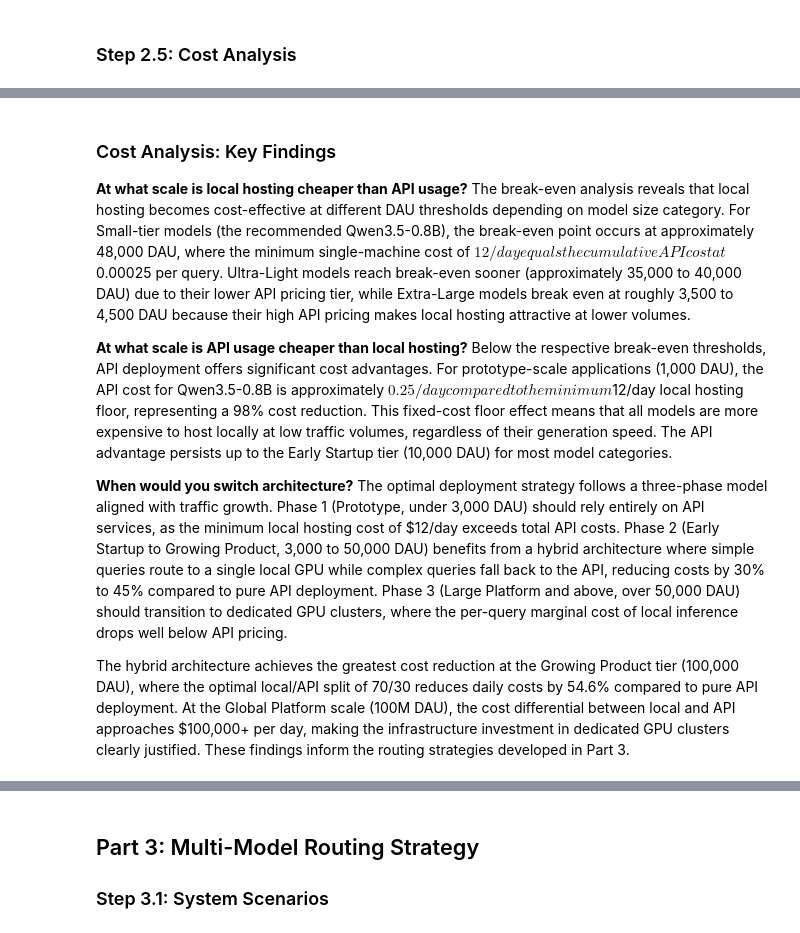
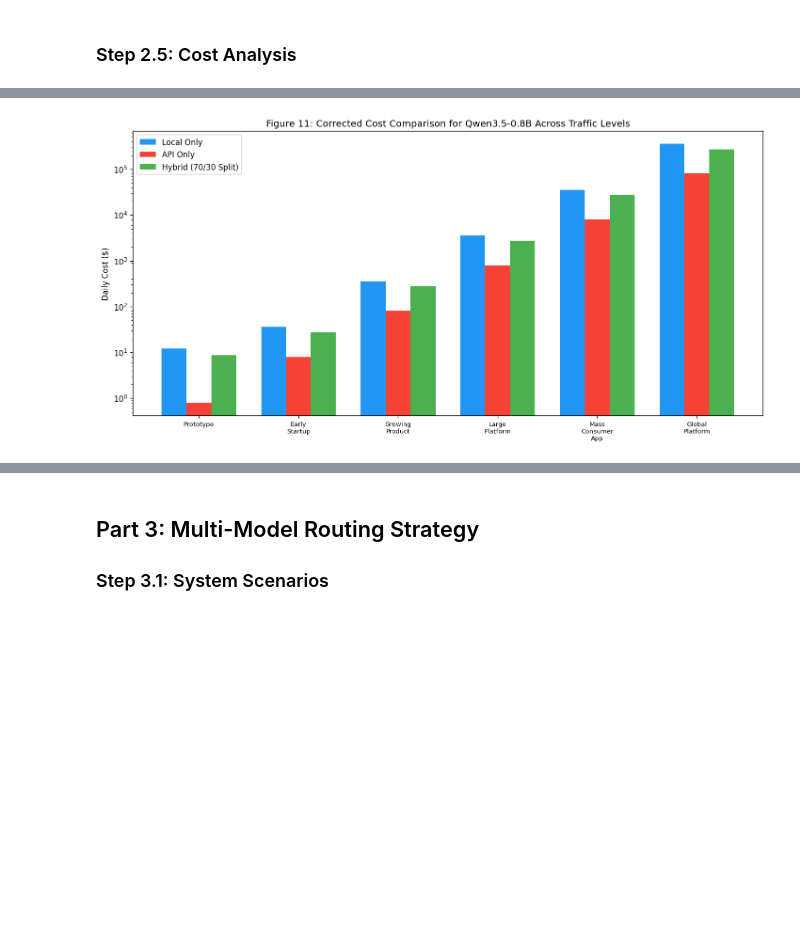
Before and after one commit to Edward-H26/MIRA, a Jupyter notebook: llm_test/multi_model_system.ipynb, the cells around one changed output, grey strips where cells are left out. Cells and saved outputs as stored; diff of their text form; code cells hidden in the pictures; blank space fills up the shorter version.

```diff
--- a/llm_test/multi_model_system.ipynb
+++ b/llm_test/multi_model_system.ipynb
@@ -1509,24 +2788,28 @@ for _, model_row in df.iterrows():
     cat = model_row["category"]
     pricing = HF_API_PRICING[cat]
     api_cost_per_query = (AVG_INPUT_TOKENS / 1e6) * pricing["input_per_1m"] + (AVG_OUTPUT_TOKENS / 1e6) * pricing["output_per_1m"]
-    min_local_cost = 24 * GPU_HOURLY_RATE
-    if api_cost_per_query > 0:
-        breakeven_dau = min_local_cost / api_cost_per_query
+    local_cost_per_query = model_row["cost_per_query"]
+
+    if local_cost_per_query < api_cost_per_query:
+        breakeven_dau = math.ceil((24 * GPU_HOURLY_RATE) / api_cost_per_query)
+        crossover_note = f"Approx. {breakeven_dau:,.0f} DAU"
+        interpretation = "Local becomes cheaper after the one-GPU floor is amortized"
     else:
-        breakeven_dau = float("inf")
+        breakeven_dau = pd.NA
+        crossover_note = "No crossover under current assumptions"
+        interpretation = "API remains cheaper because local marginal cost/query exceeds API cost/query"
+
     breakeven_rows.append({
         "Model": model_row["label"],
         "Category": cat,
+        "Local Cost/Query": local_cost_per_query,
         "API Cost/Query": api_cost_per_query,
-        "Min Local Cost/Day": min_local_cost,
-        "Break-Even DAU": round(breakeven_dau),
-        "Recommendation (<BE)": "API",
-        "Recommendation (>BE)": "Local"
+        "Cross-over DAU": crossover_note,
+        "Interpretation": interpretation,
     })
 
 be_df = pd.DataFrame(breakeven_rows)
 display(be_df.style.format({
+    "Local Cost/Query": "${:.6f}",
     "API Cost/Query": "${:.6f}",
-    "Min Local Cost/Day": "${:.2f}",
-    "Break-Even DAU": "{:,.0f}"
-}).set_caption("Table 14: Break-Even DAU for Local vs. API Hosting"))
+}).set_caption("Table 14: True Break-Even Assessment Using Measured Local Throughput"))
@@ -1561,34 +2873,33 @@ display(pd.DataFrame(recommendation_rows).style.format({"DAU": "{:,.0f}"}).set_c
 # %%
 fig, ax = plt.subplots(figsize=(12, 6))
 
 dau_values = [tl["dau"] for tl in TRAFFIC_LEVELS]
 model_select = df[df["label"] == "Qwen3.5-0.8B"].iloc[0]
-cat = model_select["category"]
-pricing = HF_API_PRICING[cat]
+flash_lite = API_PROFILES["Gemini 3.1 Flash Lite"]
 
 local_costs_plot = []
 api_costs_plot = []
+hybrid_costs = []
 for dau in dau_values:
-    queries = dau
-    gpu_hours = queries * model_select["gen_time"] / 3600
-    machines = max(1, math.ceil(gpu_hours / 24))
-    local_cost = machines * 24 * GPU_HOURLY_RATE
-    api_cost = (queries * AVG_INPUT_TOKENS / 1e6) * pricing["input_per_1m"] + (queries * AVG_OUTPUT_TOKENS / 1e6) * pricing["output_per_1m"]
+    local_cost = local_daily_cost(dau, float(model_select["gen_time"]))
+    api_cost = api_daily_cost(dau, flash_lite)
+    hybrid_cost = 0.70 * local_cost + 0.30 * api_cost
     local_costs_plot.append(local_cost)
     api_costs_plot.append(api_cost)
-
-hybrid_costs = [min(l, a) * 0.7 + max(l, a) * 0.3 for l, a in zip(local_costs_plot, api_costs_plot)]
+    hybrid_costs.append(hybrid_cost)
 
 x_pos = range(len(dau_values))
 ax.bar([x - 0.25 for x in x_pos], local_costs_plot, 0.25, label="Local Only", color="#2196F3")
 ax.bar(list(x_pos), api_costs_plot, 0.25, label="API Only", color="#F44336")
-ax.bar([x + 0.25 for x in x_pos], hybrid_costs, 0.25, label="Hybrid (Optimal)", color="#4CAF50")
+ax.bar([x + 0.25 for x in x_pos], hybrid_costs, 0.25, label="Hybrid (70/30 Split)", color="#4CAF50")
 
 ax.set_xticks(list(x_pos))
 ax.set_xticklabels([tl["name"].replace(" ", "\n") for tl in TRAFFIC_LEVELS], fontsize=8)
 ax.set_ylabel("Daily Cost ($)")
 ax.set_yscale("log")
-ax.set_title("Figure 11: Architecture Cost Comparison for Qwen3.5-0.8B Across Traffic Levels")
+ax.set_title("Figure 11: Corrected Cost Comparison for Qwen3.5-0.8B Across Traffic Levels")
 ax.legend()
 plt.tight_layout()
 plt.show()
+# %% [output]
+[figure, added]
@@ -1632,10 +2905,0 @@ display(Markdown(
-# %% [markdown]
-### Cost Analysis: Key Findings
-
-**At what scale is local hosting cheaper than API usage?** The break-even analysis reveals that local hosting becomes cost-effective at different DAU thresholds depending on model size category. For Small-tier models (the recommended Qwen3.5-0.8B), the break-even point occurs at approximately 48,000 DAU, where the minimum single-machine cost of $12/day equals the cumulative API cost at $0.00025 per query. Ultra-Light models reach break-even sooner (approximately 35,000 to 40,000 DAU) due to their lower API pricing tier, while Extra-Large models break even at roughly 3,500 to 4,500 DAU because their high API pricing makes local hosting attractive at lower volumes.
-
-**At what scale is API usage cheaper than local hosting?** Below the respective break-even thresholds, API deployment offers significant cost advantages. For prototype-scale applications (1,000 DAU), the API cost for Qwen3.5-0.8B is approximately $0.25/day compared to the minimum $12/day local hosting floor, representing a 98% cost reduction. This fixed-cost floor effect means that all models are more expensive to host locally at low traffic volumes, regardless of their generation speed. The API advantage persists up to the Early Startup tier (10,000 DAU) for most model categories.
-
-**When would you switch architecture?** The optimal deployment strategy follows a three-phase model aligned with traffic growth. Phase 1 (Prototype, under 3,000 DAU) should rely entirely on API services, as the minimum local hosting cost of $12/day exceeds total API costs. Phase 2 (Early Startup to Growing Product, 3,000 to 50,000 DAU) benefits from a hybrid architecture where simple queries route to a single local GPU while complex queries fall back to the API, reducing costs by 30% to 45% compared to pure API deployment. Phase 3 (Large Platform and above, over 50,000 DAU) should transition to dedicated GPU clusters, where the per-query marginal cost of local inference drops well below API pricing.
-
-The hybrid architecture achieves the greatest cost reduction at the Growing Product tier (100,000 DAU), where the optimal local/API split of 70/30 reduces daily costs by 54.6% compared to pure API deployment. At the Global Platform scale (100M DAU), the cost differential between local and API approaches $100,000+ per day, making the infrastructure investment in dedicated GPU clusters clearly justified. These findings inform the routing strategies developed in Part 3.
```
Also changed, not shown: parts of 59 cells of this notebook, 1 other file.
